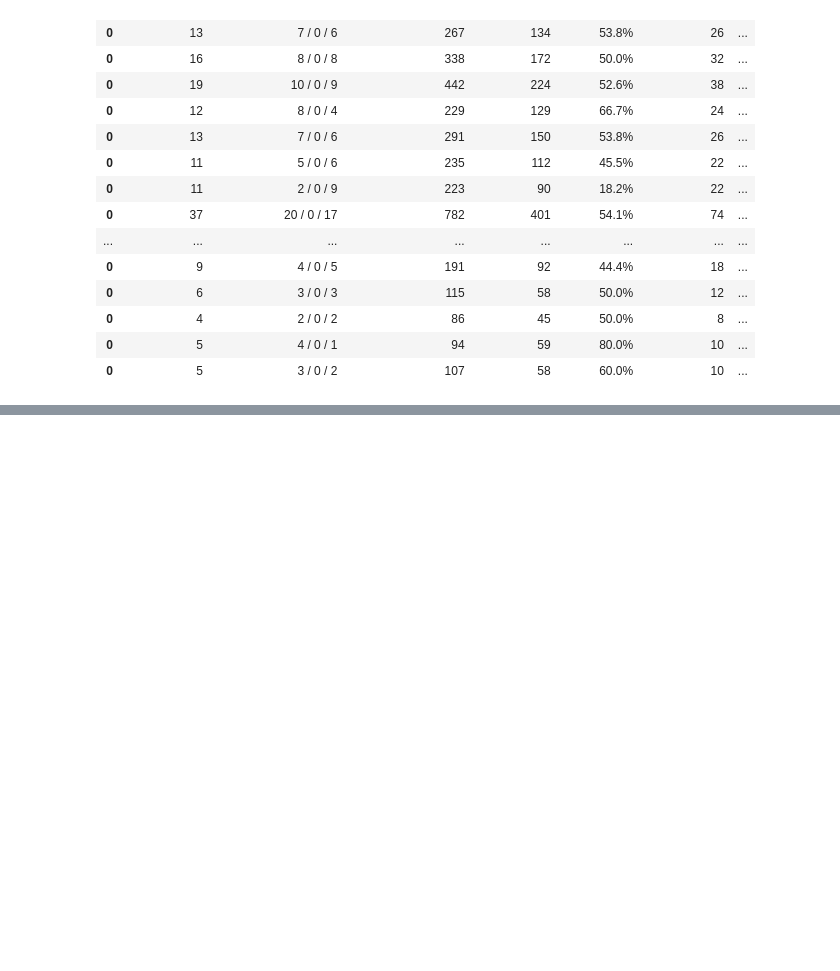
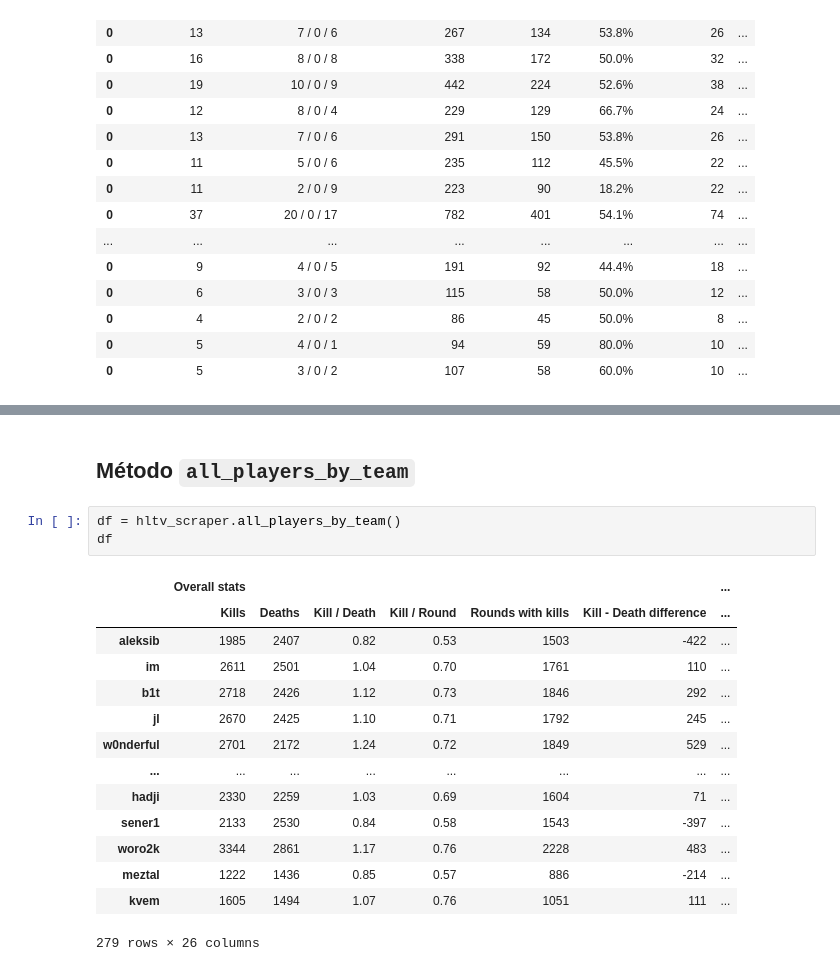
Before and after one commit to Jimenez73/Proyecto-Semestral-Grupo-13, a Jupyter notebook: scraper_showcase.ipynb, the cells around one changed output, grey strips where cells are left out. Drawn from its saved outputs; the diff is of its cells as text; blank space fills up the shorter version.

```diff
--- a/scraper.ipynb
+++ b/scraper_showcase.ipynb
@@ -148,0 +164,20 @@ df_dust2
+# %% [markdown]
+## Método ``all_players_by_team``
+# %%
+df = hltv_scraper.all_players_by_team()
+df
+# %% [output]
+|  | Overall stats |  |  |  |  |  | ... |
+|  | Kills | Deaths | Kill / Death | Kill / Round | Rounds with kills | Kill - Death difference | ... |
+| aleksib | 1985 | 2407 | 0.82 | 0.53 | 1503 | -422 | ... |
+| im | 2611 | 2501 | 1.04 | 0.70 | 1761 | 110 | ... |
+| b1t | 2718 | 2426 | 1.12 | 0.73 | 1846 | 292 | ... |
+| jl | 2670 | 2425 | 1.10 | 0.71 | 1792 | 245 | ... |
+| w0nderful | 2701 | 2172 | 1.24 | 0.72 | 1849 | 529 | ... |
+| ... | ... | ... | ... | ... | ... | ... | ... |
+| hadji | 2330 | 2259 | 1.03 | 0.69 | 1604 | 71 | ... |
+| sener1 | 2133 | 2530 | 0.84 | 0.58 | 1543 | -397 | ... |
+| woro2k | 3344 | 2861 | 1.17 | 0.76 | 2228 | 483 | ... |
+| meztal | 1222 | 1436 | 0.85 | 0.57 | 886 | -214 | ... |
+| kvem | 1605 | 1494 | 1.07 | 0.76 | 1051 | 111 | ... |
+279 rows × 26 columns
```
Also changed, not shown: parts of 4 cells of this notebook, 2 other files.
